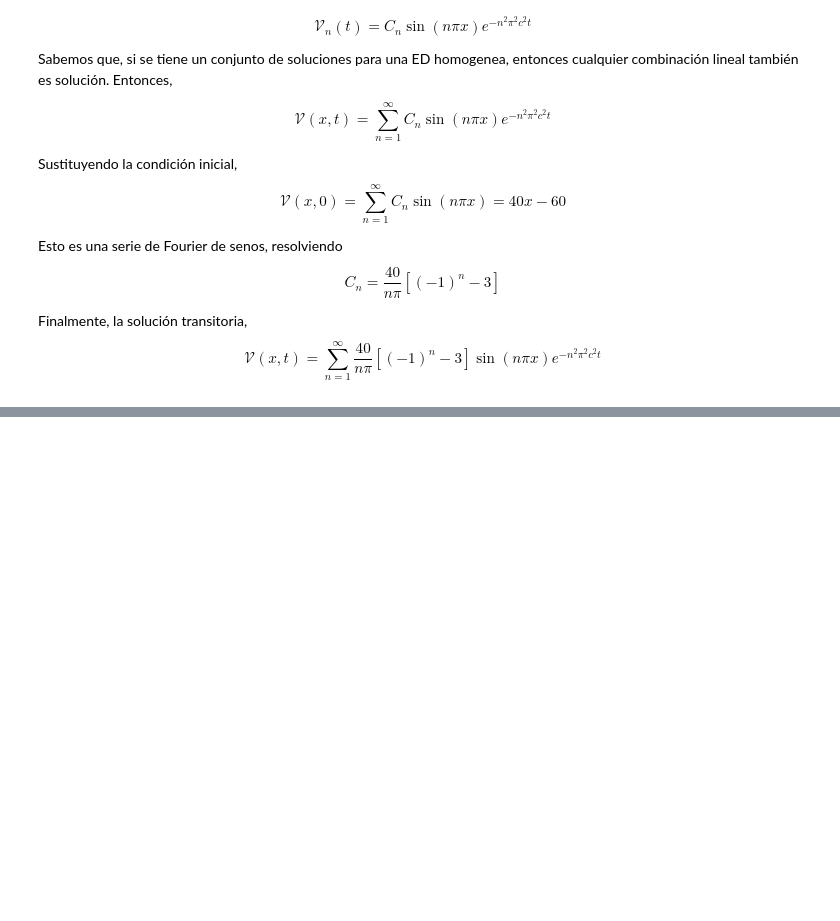
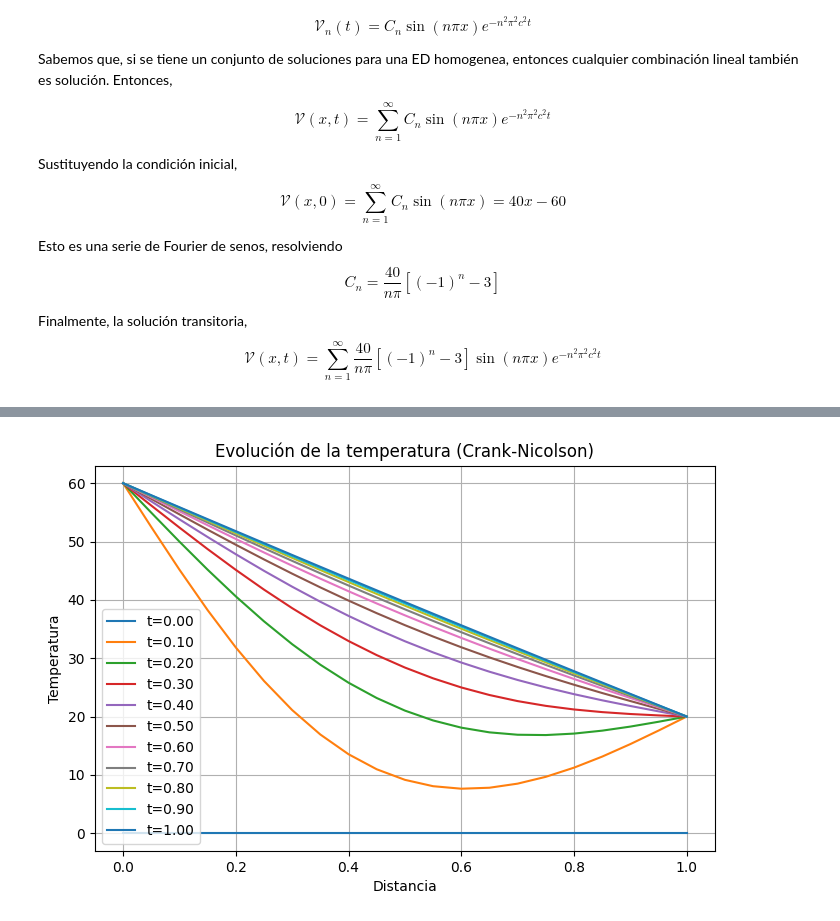
Before and after one commit to Jdvilan/Carrera, a Jupyter notebook: Examen_numerico_segundo_parcial.ipynb, the cells around one changed output, grey strips where cells are left out. Drawn from its saved outputs; the diff is of its cells as text; code cells hidden in the pictures; blank space fills up the shorter version.

```diff
--- a/Examen_numerico_segundo_parcial.ipynb
+++ b/Examen_numerico_segundo_parcial.ipynb
@@ -210,0 +327,22 @@ plt.show()
+# %%
+# Ejemplo de uso:
+
+# Parámetros
+L = 1.0      # Longitud de la barra
+T = 1        # Tiempo total
+c = 1      # Coeficiente de difusión
+m = 20        # Número de divisiones espaciales
+n = 1000      # Número de divisiones temporales
+
+# Condiciones iniciales y de frontera
+def f_init(x):
+    return np.zeros_like(x)
+
+def g0(t):
+    return 60*np.ones_like(t)
+
+def gL(t):
+    return 20*np.ones_like(t)
+
+# Ejecutar método
+x, t, u_final, u_full = crank_nicolson(L, T, c, m, n, f_init, g0, gL)
@@ -210,0 +371,13 @@ plt.show()
+# %%
+# Graficar evolución
+fig = plt.figure(figsize=(8,5))
+for i in range(0, n+1, n//10):
+    plt.plot(x, u_full[:,i], label=f't={t[i]:.2f}')
+plt.title('Evolución de la temperatura (Crank-Nicolson)')
+plt.xlabel('Distancia')
+plt.ylabel('Temperatura')
+plt.legend()
+plt.grid(True)
+plt.show()
+# %% [output]
+[figure, added]
```
Also changed, not shown: parts of 10 cells of this notebook.
